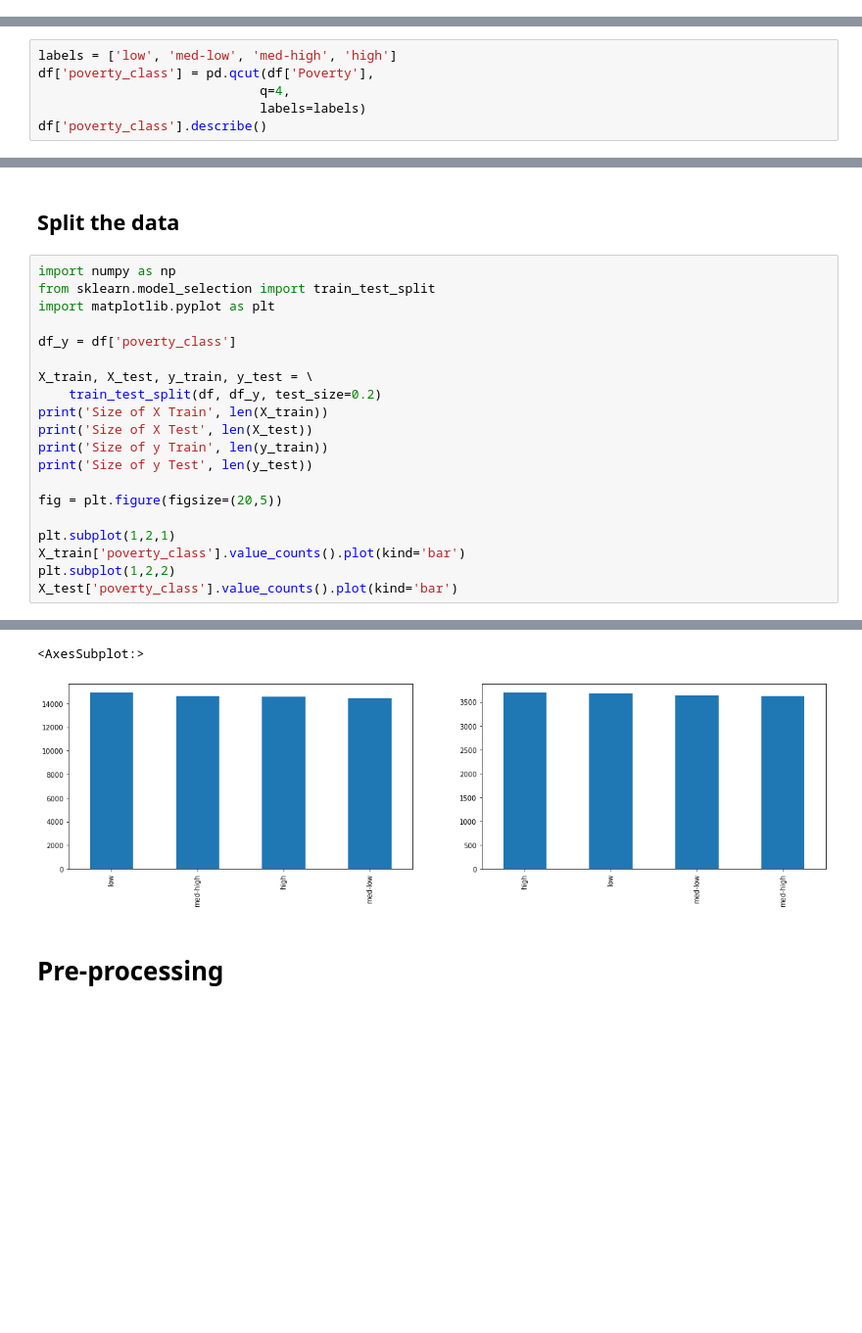
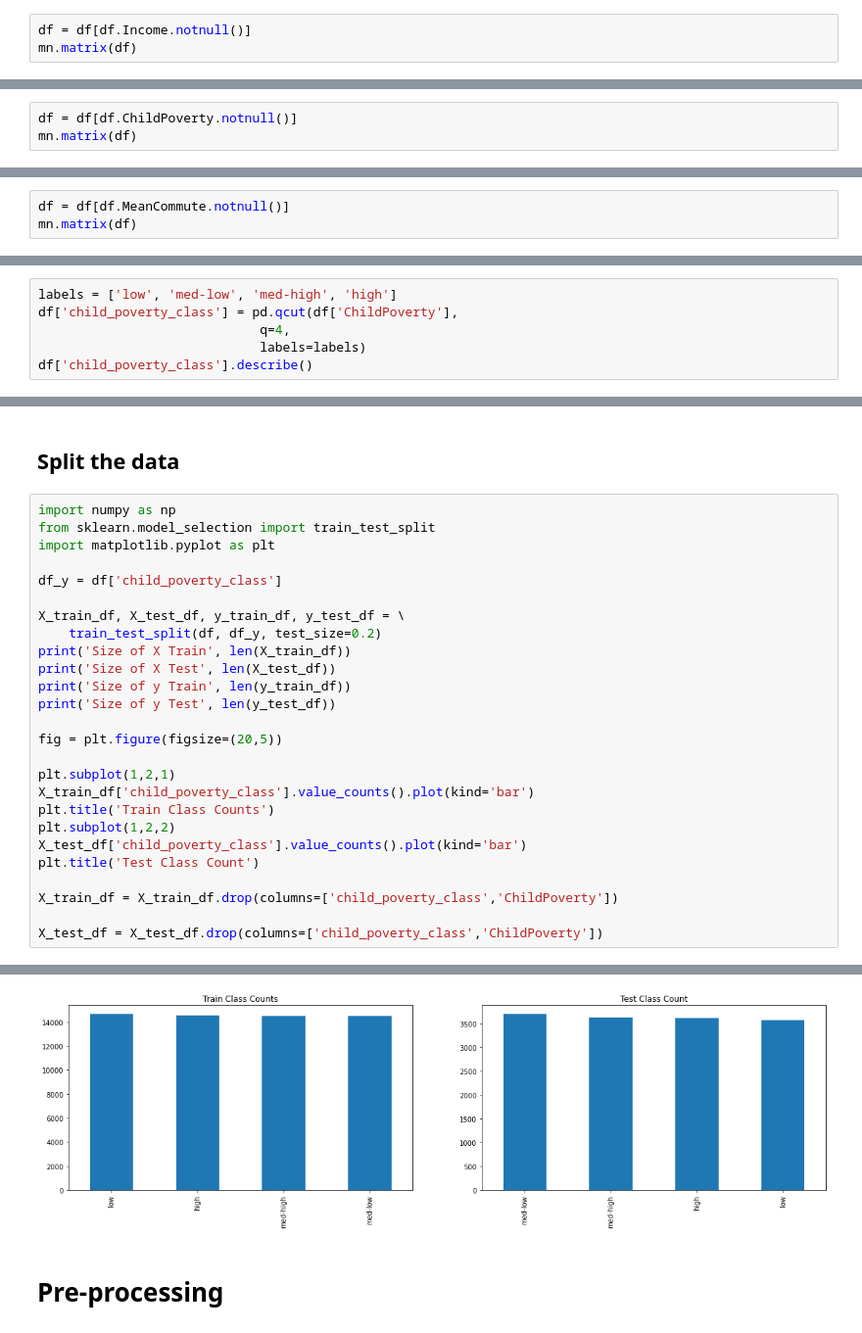
Before and after one commit to stevenjohnlarsen/poverty-data-lab-nn, a Jupyter notebook: Nick.ipynb, the cells around one changed output, grey strips where cells are left out. Shown: that part at 98% size. Drawn from its saved outputs; the diff is of its cells as text; blank space fills up the shorter version.

```diff
--- a/Nick.ipynb
+++ b/Nick.ipynb
@@ -38,0 +61,3 @@ mn.matrix(df)
+# %%
+df = df[df.Income.notnull()]
+mn.matrix(df)
@@ -38,0 +67,3 @@ mn.matrix(df)
+# %%
+df = df[df.ChildPoverty.notnull()]
+mn.matrix(df)
@@ -38,0 +73,3 @@ mn.matrix(df)
+# %%
+df = df[df.MeanCommute.notnull()]
+mn.matrix(df)
@@ -55,7 +97,7 @@ Name: Poverty, dtype: float64
 # %%
 labels = ['low', 'med-low', 'med-high', 'high']
-df['poverty_class'] = pd.qcut(df['Poverty'],
+df['child_poverty_class'] = pd.qcut(df['ChildPoverty'],
                              q=4,
                              labels=labels)
-df['poverty_class'].describe()
+df['child_poverty_class'].describe()
 # %% [output]
@@ -86,19 +126,25 @@ import numpy as np
 from sklearn.model_selection import train_test_split
 import matplotlib.pyplot as plt
 
-df_y = df['poverty_class']
+df_y = df['child_poverty_class']
 
-X_train, X_test, y_train, y_test = \
+X_train_df, X_test_df, y_train_df, y_test_df = \
     train_test_split(df, df_y, test_size=0.2)
-print('Size of X Train', len(X_train))
-print('Size of X Test', len(X_test))
-print('Size of y Train', len(y_train))
-print('Size of y Test', len(y_test))
+print('Size of X Train', len(X_train_df))
+print('Size of X Test', len(X_test_df))
+print('Size of y Train', len(y_train_df))
+print('Size of y Test', len(y_test_df))
 
 fig = plt.figure(figsize=(20,5))
 
 plt.subplot(1,2,1)
-X_train['poverty_class'].value_counts().plot(kind='bar')
+X_train_df['child_poverty_class'].value_counts().plot(kind='bar')
+plt.title('Train Class Counts')
 plt.subplot(1,2,2)
-X_test['poverty_class'].value_counts().plot(kind='bar')
+X_test_df['child_poverty_class'].value_counts().plot(kind='bar')
+plt.title('Test Class Count')
+
+X_train_df = X_train_df.drop(columns=['child_poverty_class','ChildPoverty'])
+
+X_test_df = X_test_df.drop(columns=['child_poverty_class','ChildPoverty'])
 # %% [output]
@@ -109,5 +155,4 @@ Size of y Test 14801
-<AxesSubplot:>
-[figure, old version]
+[figure, new version]
 # %% [markdown]
 # Pre-processing
 # %% [markdown]
```
Also changed, not shown: parts of 37 cells of this notebook.
